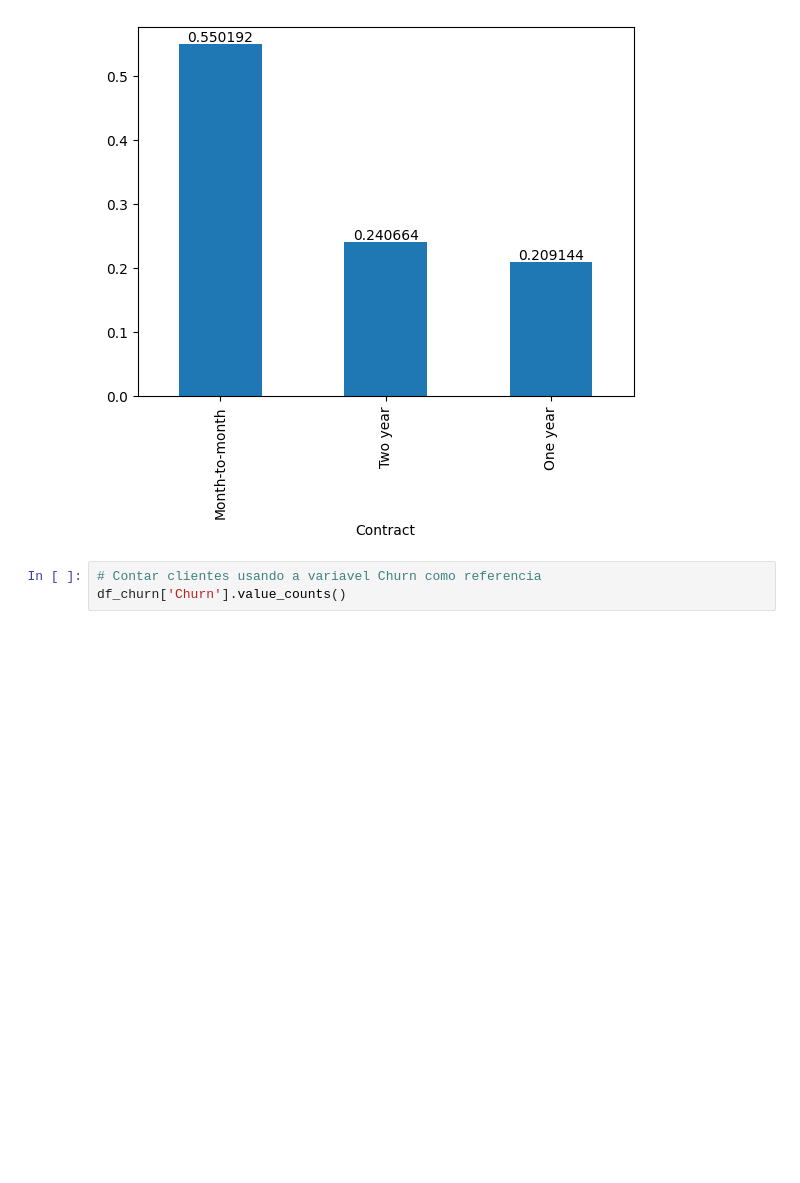
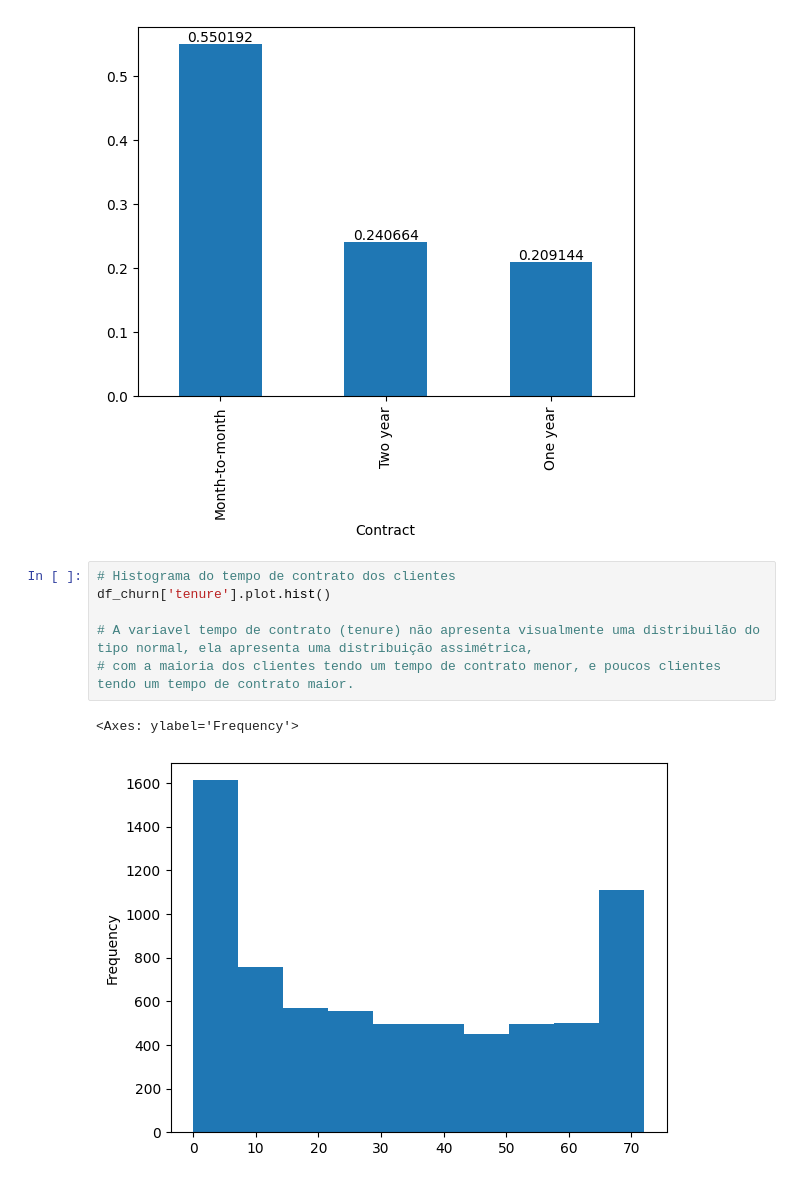
Before and after one commit to moniquemelo/machine-learning, a Jupyter notebook: aplicando-eda/datasets/03-aplicando-eda.ipynb, the cells around one changed output. Cells and saved outputs as stored; diff of their text form; blank space fills up the shorter version.

```diff
--- a/aplicando-eda/datasets/03-aplicando-eda.ipynb
+++ b/aplicando-eda/datasets/03-aplicando-eda.ipynb
@@ -605,5 +605,11 @@ ax.bar_label(ax.containers[0])
 [Text(0, 0, '0.550192'), Text(0, 0, '0.240664'), Text(0, 0, '0.209144')]
 [figure]
 # %%
-# Contar clientes usando a variavel Churn como referencia
-df_churn['Churn'].value_counts()
+# Histograma do tempo de contrato dos clientes
+df_churn['tenure'].plot.hist()
+
+# A variavel tempo de contrato (tenure) não apresenta visualmente uma distribuilão do tipo normal, ela apresenta uma distribuição assimétrica,
+# com a maioria dos clientes tendo um tempo de contrato menor, e poucos clientes tendo um tempo de contrato maior.
+# %% [output]
+<Axes: ylabel='Frequency'>
+[figure, added]
```
Also changed, not shown: parts of 23 cells of this notebook.
